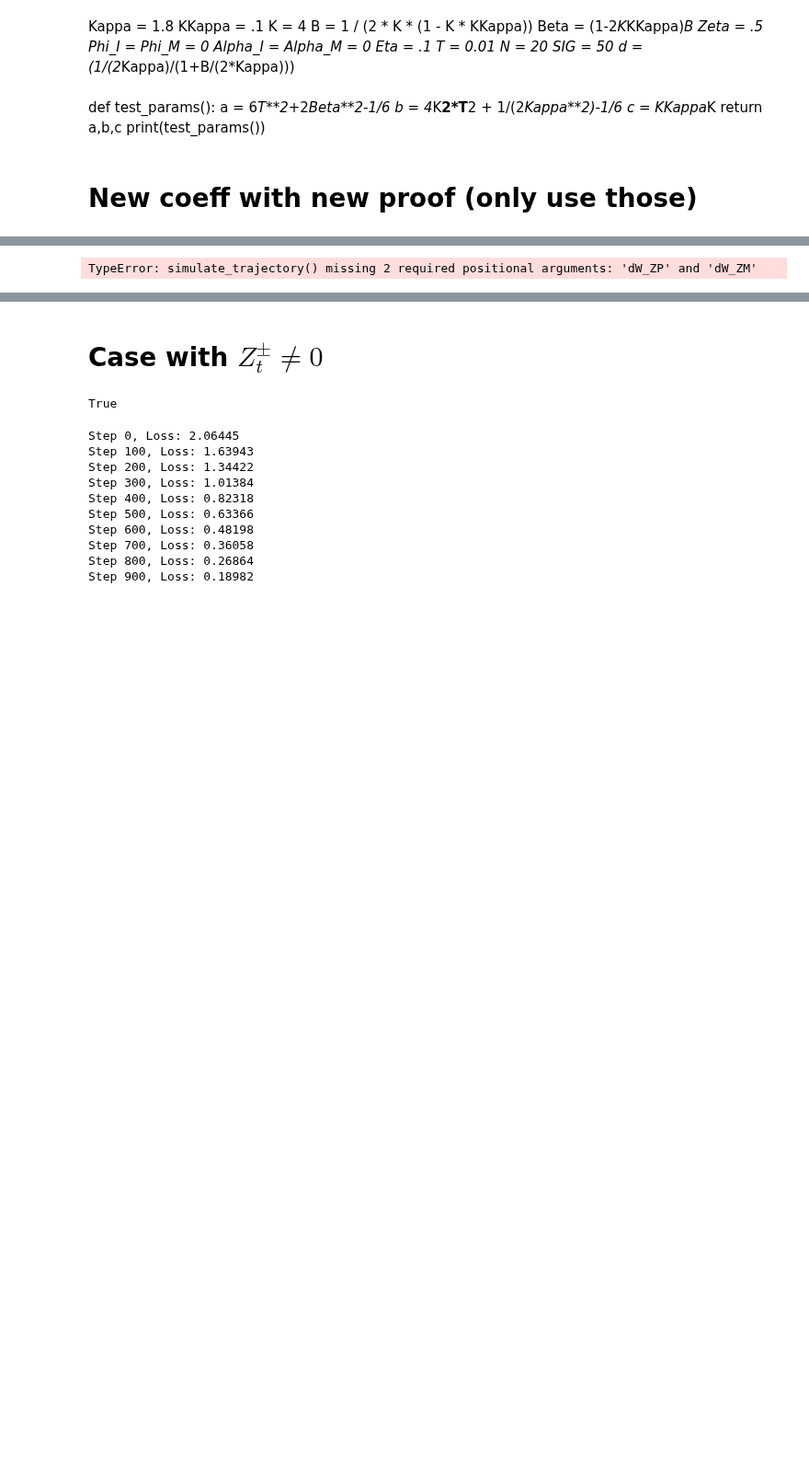
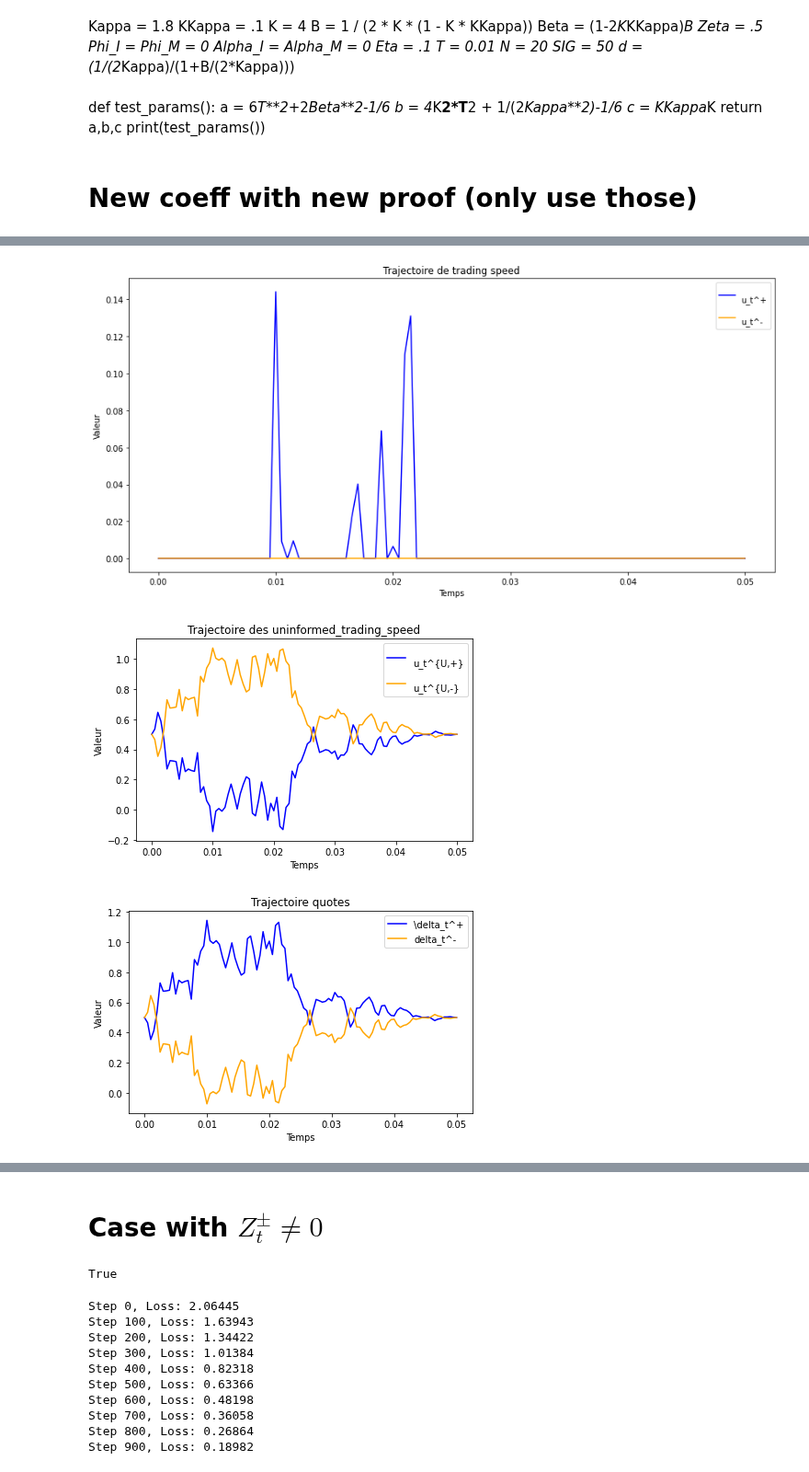
Before and after one commit to AdrienMathieu-eng/Nash-Equilibrium-, a Jupyter notebook: FBSDE_system.ipynb, the cells around one changed output, grey strips where cells are left out. Shown at 92% size. Drawn from its saved outputs; the diff is of its cells as text; code cells hidden in the pictures; blank space fills up the shorter version.

```diff
--- a/FBSDE_system.ipynb
+++ b/FBSDE_system.ipynb
@@ -270,11 +267,16 @@ def plot_trajectory(Q_I, Q_M, Y_I, Y_M, alpha, T, N, batch_idx=0,batch_size=100)
     alpha_vals = [alpha[t][batch_idx].item() for t in range(N+1)]
 
 
+
+    S_t = [100]
+    for t in range(N):
+        S_t.append(S_t[t] + Kappa_a*alpha_vals[t]*(T / N) + np.random.normal(0,1,1)*np.sqrt((T / N)))
+
     delta_plus = []
     delta_minus = []
     c=[]
     tilde_c =[]
-    proj_alpha_compt = [alpha_vals[t]*(1-np.exp(-(T-time_grid[t])))/Eta for t in range(N+1)]
+    proj_alpha_compt = [Kappa_a*alpha_vals[t]*(1-np.exp(-(T-time_grid[t])))/Eta for t in range(N+1)]
     for t in range(N+1):
         #c.append(-B*(1-2*K*KKappa)*Zeta + Y_I_vals[t] - B*K*Y_M_vals[t])
         #tilde_c.append(-B*(1-2*K*KKappa)*Zeta- Y_I_vals[t] + B*K*Y_M_vals[t])
@@ -286,24 +288,36 @@ def plot_trajectory(Q_I, Q_M, Y_I, Y_M, alpha, T, N, batch_idx=0,batch_size=100)
 
     nu_plus = []
     nu_minus = []
+    nu_inf_plus = []
+    nu_inf_minus = []
     for t in range(N+1):
         if c[t] <= 0:
             nu_plus.append(0)
         else:
-            nu_plus.append((c[t]/(2*Kappa))/((B/(2*Kappa)+1)))
+            #nu_plus.append((c[t]/(2*Kappa))/((B/(2*Kappa)+1)))
+            nu_plus.append(c[t]*1/(B+2*Kappa))
 
     for t in range(N+1):
         if tilde_c[t] <= 0:
             nu_minus.append(0)
         else:
-            nu_minus.append((tilde_c[t]/(2*Kappa))/((B/(2*Kappa)+1)) )
+            #nu_minus.append((tilde_c[t]/(2*Kappa))/((B/(2*Kappa)+1)) )
+            nu_minus.append(tilde_c[t]*1/(B+2*Kappa))
 
     for t in range(N+1):
-        delta_plus.append(B*nu_plus[t] + Beta*Zeta + B*K*Y_M_vals[t])
-        delta_minus.append(B*nu_minus[t] + Beta*Zeta - B*K*Y_M_vals[t])
+        #delta_plus.append(Zeta-K*(B*nu_plus[t] + Beta*Zeta + B*K*Y_M_vals[t]))
+        #delta_minus.append(Zeta-K*(B*nu_minus[t] + Beta*Zeta - B*K*Y_M_vals[t]))
+
+        #true params
+        nu_inf_plus.append(Zeta-K*(B*nu_plus[t] + Beta*Zeta + B*K*proj_alpha_compt[t]))
+        nu_inf_minus.append(Zeta-K*(B*nu_minus[t] + Beta*Zeta - B*K*proj_alpha_compt[t]))
+
+        delta_plus.append(B*nu_plus[t] + Beta*Zeta + B*K*proj_alpha_compt[t])
+        delta_minus.append(B*nu_minus[t] + Beta*Zeta - B*K*proj_alpha_compt[t])
+
 
     proj_alpha = [ Y_I_vals[t] - B*K*Y_M_vals[t] for t in range(N+1)]
-    proj_alpha_compt = [(1-K*B)*alpha_vals[t]*(1-np.exp(-(T-time_grid[t])))/Eta for t in range(N+1)]
+    proj_alpha_compt = [Kappa_a*(1-K*B)*alpha_vals[t]*(1-np.exp(-(T-time_grid[t])))/Eta for t in range(N+1)]
 
     # Tracer les courbes pour Q_I, Q_M, Y_I, Y_M
     plt.figure(figsize=(12, 6))
@@ -319,39 +333,52 @@ def plot_trajectory(Q_I, Q_M, Y_I, Y_M, alpha, T, N, batch_idx=0,batch_size=100)
     plt.show()
 
 
-    plt.plot(time_grid, delta_plus, label="\delta_t^+", color='blue')
-    plt.plot(time_grid, delta_minus, label="delta_t^-", color='orange')
-    plt.title("Trajectoire des bid and ask")
+    plt.plot(time_grid, nu_inf_plus, label="\nu_t^{U,+}", color='blue')
+    plt.plot(time_grid, nu_inf_minus, label="\nu_t^{U,-}", color='orange')
+    plt.title("Trajectoire des uninformed_trading_speed")
     plt.xlabel("Temps")
     plt.ylabel("Valeur")
     plt.legend()
     plt.tight_layout()
     plt.show()
 
 
-    plt.plot(time_grid,alpha_vals,label='\alpha_t')
-    plt.title("Trajectoire du signal")
+    plt.plot(time_grid, delta_plus, label="\delta_t^+", color='blue')
+    plt.plot(time_grid, delta_minus, label="delta_t^-", color='orange')
+    plt.title("Trajectoire quotes")
+    plt.xlabel("Temps")
+    plt.ylabel("Valeur")
     plt.legend()
     plt.tight_layout()
     plt.show()
 
-    plt.plot(time_grid,proj_alpha,label='NN_{alpha}_t')
+
+    plt.plot(time_grid,proj_alpha,'--',label='NN_{alpha}_t')
     plt.plot(time_grid,proj_alpha_compt,label='true_alpha_t')
     plt.title("Trajectoire de la projection du signal")
+    plt.legend()
+    plt.tight_layout()
+    plt.show()
+
+
+    plt.plot(time_grid,S_t,label='S_t')
+    plt.title("Trajectoire du price")
     plt.legend()
     plt.tight_layout()
     plt.show()
 
 # Fonction principale pour récupérer les valeurs et afficher les courbes
 def plot_after_training(batch_size=100):
     # Récupérer la trajectoire simulée après l'entraînement
     Q_I, Q_M, Y_I, Y_M, _, _, _, _,alpha = simulate_trajectory(
         Q0_I.expand(batch_size, -1), Q0_M.expand(batch_size, -1), Y0_I.expand(batch_size, -1), Y0_M.expand(batch_size, -1), Z_nets, b_QI, b_QM, b_YI, b_YM, T, N,dW_S,dW_A)
 
     # Affichage des courbes pour le premier élément du batch
-    plot_trajectory(Q_I, Q_M, Y_I, Y_M,alpha, T, N, batch_idx=1,batch_size=100)
+    plot_trajectory(Q_I, Q_M, Y_I, Y_M,alpha, T, N, batch_idx=20,batch_size=100)
 
 # Appeler la fonction pour afficher les courbes après l'entraînement
 plot_after_training()
 # %% [output]
-TypeError: simulate_trajectory() missing 2 required positional arguments: 'dW_ZP' and 'dW_ZM'
+[figure, added]
+[figure, added]
+[figure, added]
```
Also changed, not shown: parts of 10 cells of this notebook.
